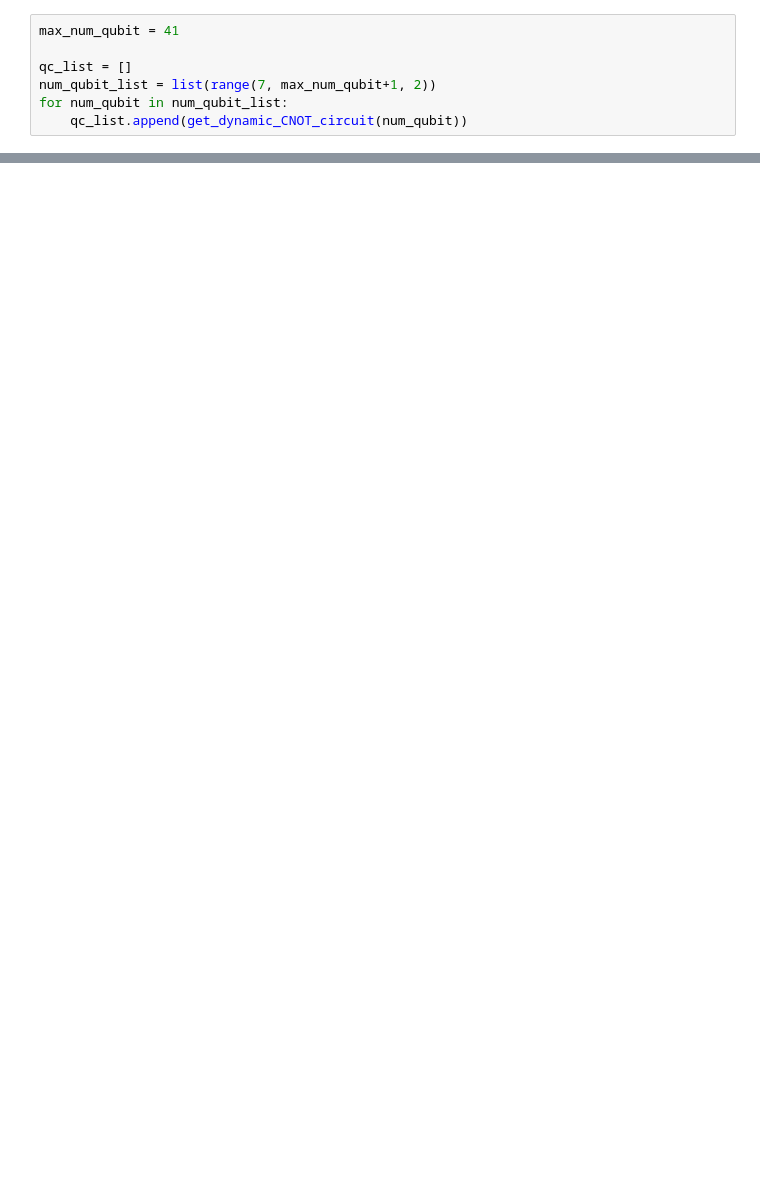
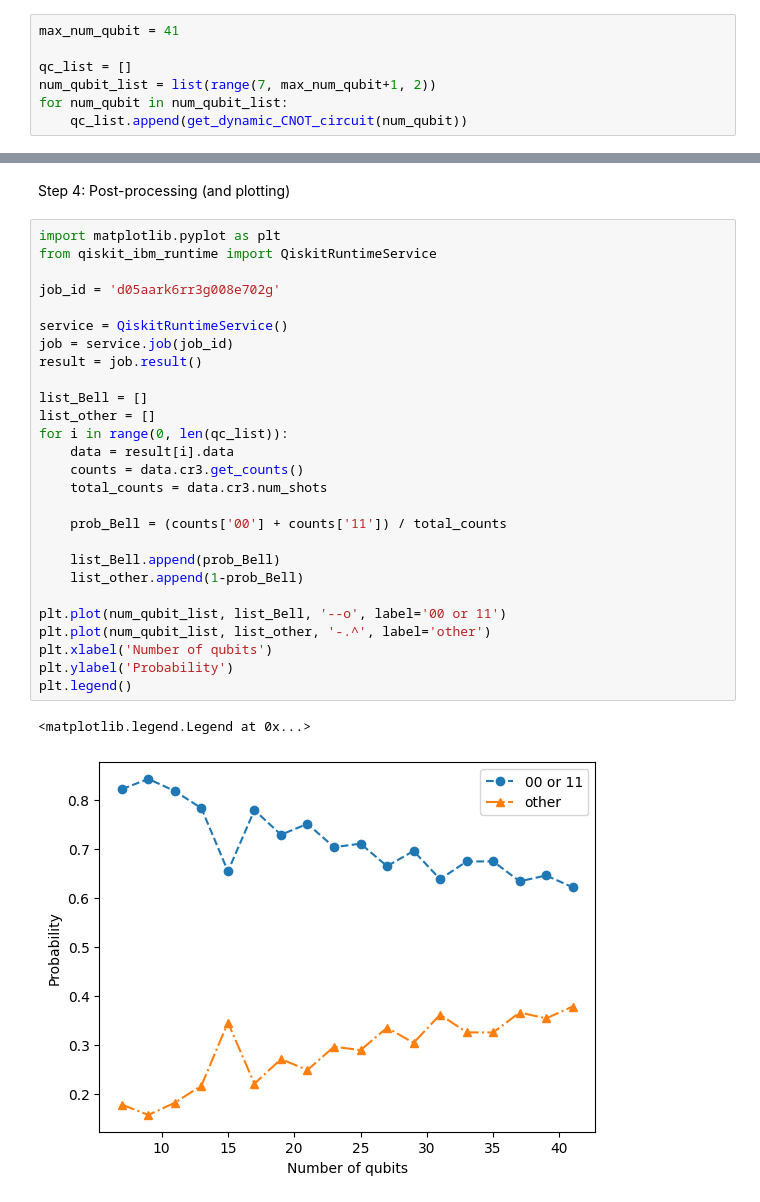
Before and after one commit to BadhonRahman01/QuantumComputing, a Jupyter notebook: DynamicCircuits.ipynb, the cells around one changed output, grey strips where cells are left out. Cells and saved outputs as stored; diff of their text form; blank space fills up the shorter version.

```diff
--- a/DynamicCircuits.ipynb
+++ b/DynamicCircuits.ipynb
@@ -73,0 +96,32 @@ for num_qubit in num_qubit_list:
+# %% [markdown]
+Step 4: Post-processing (and plotting)
+# %%
+import matplotlib.pyplot as plt
+from qiskit_ibm_runtime import QiskitRuntimeService
+
+job_id = 'd05aark6rr3g008e702g'
+
+service = QiskitRuntimeService()
+job = service.job(job_id)
+result = job.result()
+
+list_Bell = []
+list_other = []
+for i in range(0, len(qc_list)):
+    data = result[i].data
+    counts = data.cr3.get_counts()
+    total_counts = data.cr3.num_shots
+
+    prob_Bell = (counts['00'] + counts['11']) / total_counts
+
+    list_Bell.append(prob_Bell)
+    list_other.append(1-prob_Bell)
+
+plt.plot(num_qubit_list, list_Bell, '--o', label='00 or 11')
+plt.plot(num_qubit_list, list_other, '-.^', label='other')
+plt.xlabel('Number of qubits')
+plt.ylabel('Probability')
+plt.legend()
+# %% [output]
+<matplotlib.legend.Legend at 0x...>
+[figure, added]
```
Also changed, not shown: parts of 5 cells of this notebook.
